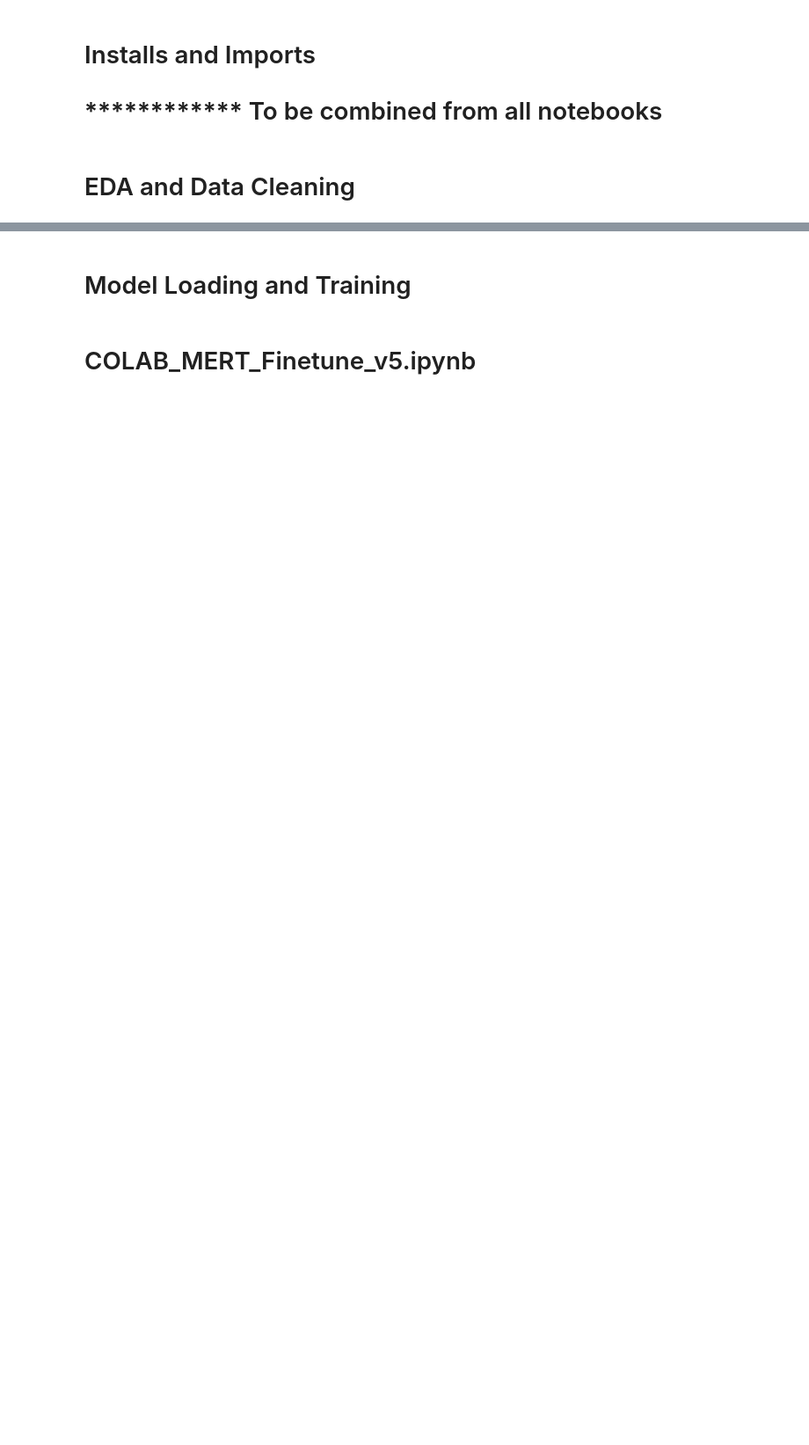
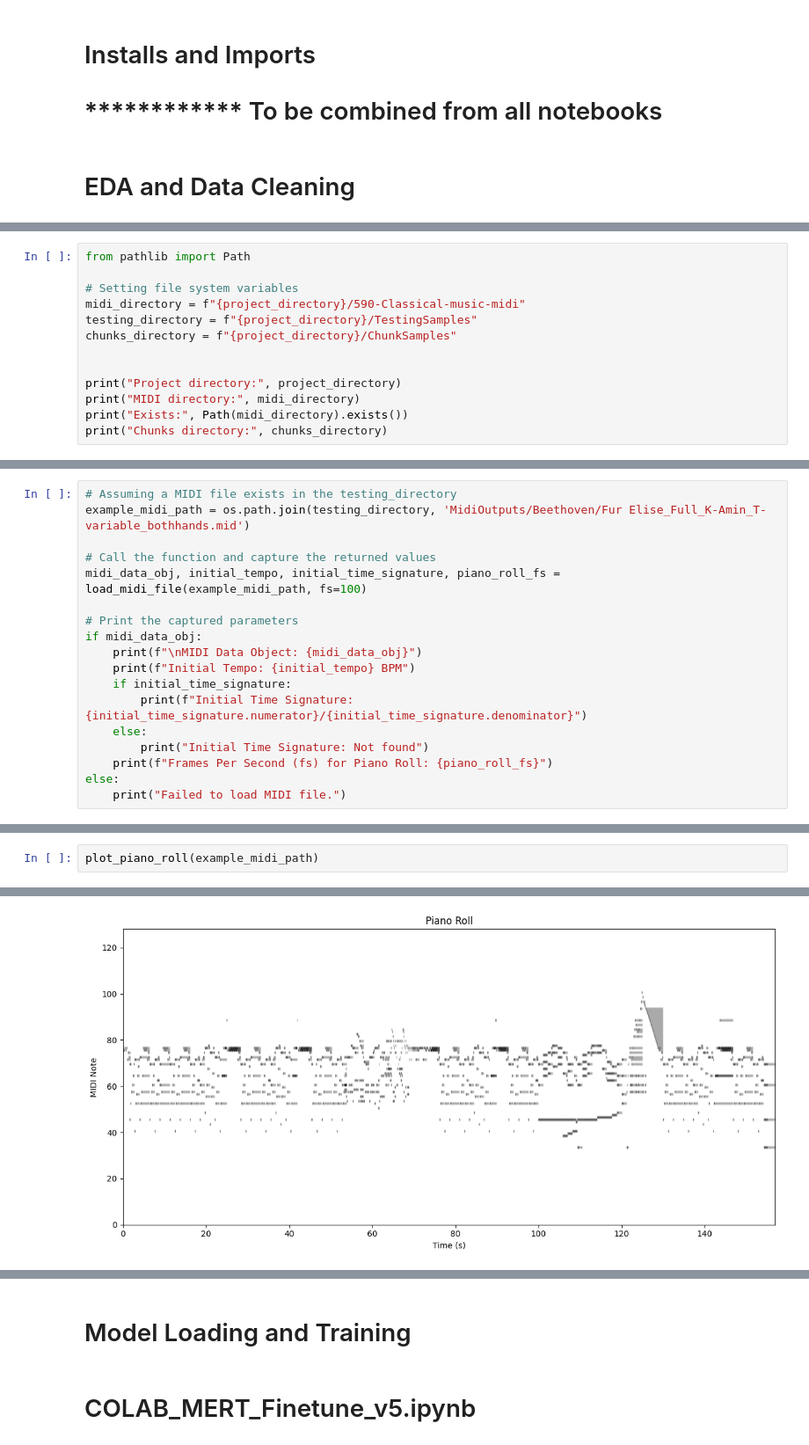
Before and after one commit to mperumal-usd/capstone_team_3, a Jupyter notebook: Combined_Final_Notebook.ipynb, the cells around one changed output, grey strips where cells are left out. Shown at 88% size. Cells and saved outputs as stored; diff of their text form; blank space fills up the shorter version.

```diff
--- a/Combined_Final_Notebook.ipynb
+++ b/Combined_Final_Notebook.ipynb
@@ -21,0 +73,13 @@ Train/Validation: https://www.kaggle.com/datasets/soumikrakshit/classical-music-
+# %%
+from pathlib import Path
+
+# Setting file system variables
+midi_directory = f"{project_directory}/590-Classical-music-midi"
+testing_directory = f"{project_directory}/TestingSamples"
+chunks_directory = f"{project_directory}/ChunkSamples"
+
+
+print("Project directory:", project_directory)
+print("MIDI directory:", midi_directory)
+print("Exists:", Path(midi_directory).exists())
+print("Chunks directory:", chunks_directory)
@@ -21,0 +361,18 @@ Train/Validation: https://www.kaggle.com/datasets/soumikrakshit/classical-music-
+# %%
+# Assuming a MIDI file exists in the testing_directory
+example_midi_path = os.path.join(testing_directory, 'MidiOutputs/Beethoven/Fur Elise_Full_K-Amin_T-variable_bothhands.mid')
+
+# Call the function and capture the returned values
+midi_data_obj, initial_tempo, initial_time_signature, piano_roll_fs = load_midi_file(example_midi_path, fs=100)
+
+# Print the captured parameters
+if midi_data_obj:
+    print(f"\nMIDI Data Object: {midi_data_obj}")
+    print(f"Initial Tempo: {initial_tempo} BPM")
+    if initial_time_signature:
+        print(f"Initial Time Signature: {initial_time_signature.numerator}/{initial_time_signature.denominator}")
+    else:
+        print("Initial Time Signature: Not found")
+    print(f"Frames Per Second (fs) for Piano Roll: {piano_roll_fs}")
+else:
+    print("Failed to load MIDI file.")
@@ -21,0 +401,3 @@ Train/Validation: https://www.kaggle.com/datasets/soumikrakshit/classical-music-
+# %%
+plot_piano_roll(example_midi_path)
+# %% [output]
@@ -21,0 +410 @@ Train/Validation: https://www.kaggle.com/datasets/soumikrakshit/classical-music-
+[figure, added]
```
Also changed, not shown: parts of 25 cells of this notebook, 1 other file.
